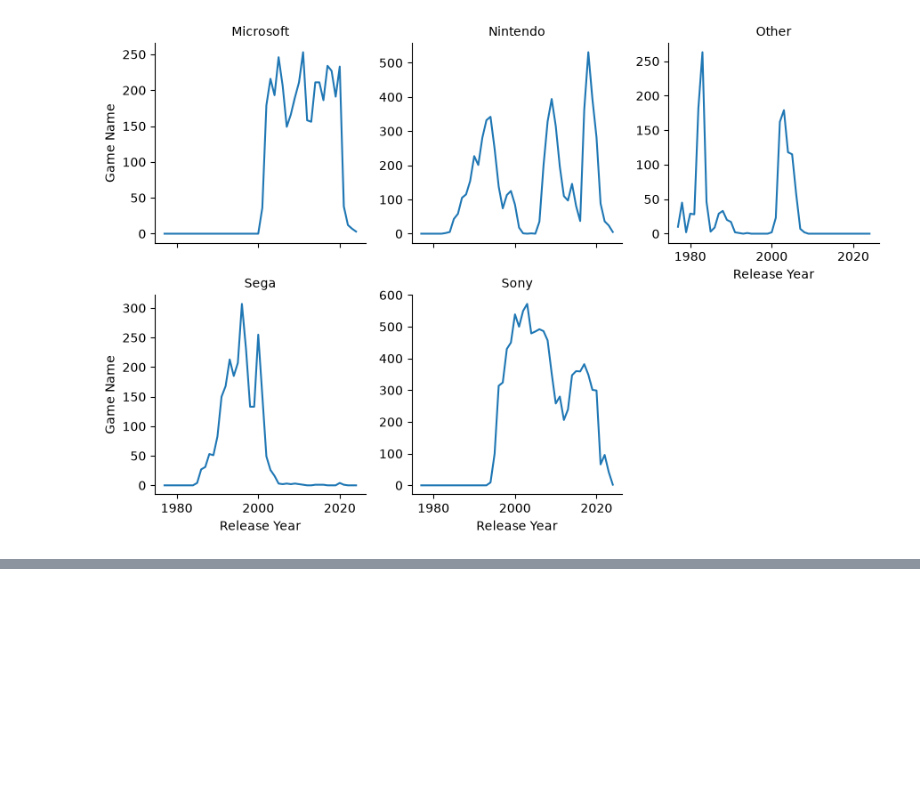
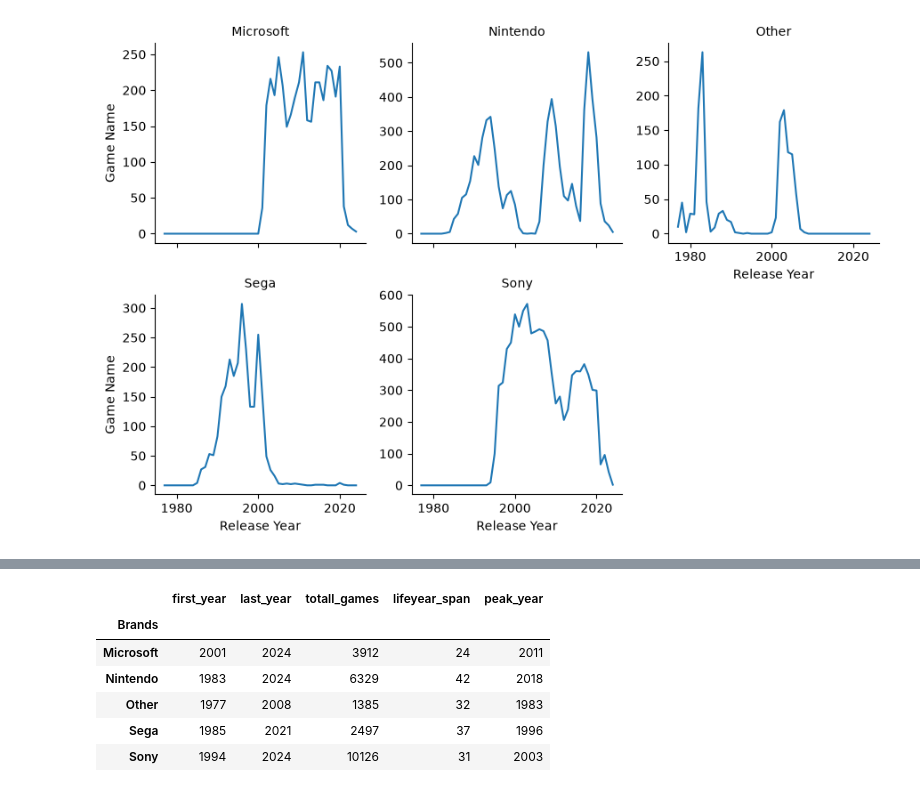
Before and after one commit to ahmadbinsohail/Handling_CSV, a Jupyter notebook: platform_wars_dashboard/main.ipynb, the cells around one changed output, grey strips where cells are left out. Cells and saved outputs as stored; diff of their text form; code cells hidden in the pictures; blank space fills up the shorter version.

Commit message:
Life_Span Table Add

```diff
--- a/platform_wars_dashboard/main.ipynb
+++ b/platform_wars_dashboard/main.ipynb
@@ -106,3 +106,7 @@ g.set_titles("{col_name}")
 # %% [output]
 <seaborn.axisgrid.FacetGrid at 0x...>
 [figure]
+# %%
+life = lib.groupby("Brands")["Release Year"].agg(first_year="min",last_year="max",totall_games="count")
+life["lifeyear_span"]= life["last_year"] - life["first_year"] + 1
+life
@@ -109,3 +121,19 @@ g.set_titles("{col_name}")
+# %%
+yearly = lib.groupby(["Brands","Release Year"]).size()
+yearly
+try :
+ life["peak_year"]= yearly.groupby(level=0).idxmax().str[1]
+except AttributeError :
+ life["peak_year"]= yearly.groupby(level=0).idxmax().map(lambda x: x[1])
+life
+# %% [output]
+|  | first_year | last_year | totall_games | lifeyear_span | peak_year |
+| Brands |  |  |  |  |  |
+| Microsoft | 2001 | 2024 | 3912 | 24 | 2011 |
+| Nintendo | 1983 | 2024 | 6329 | 42 | 2018 |
+| Other | 1977 | 2008 | 1385 | 32 | 1983 |
+| Sega | 1985 | 2021 | 2497 | 37 | 1996 |
+| Sony | 1994 | 2024 | 10126 | 31 | 2003 |
 # %%
 (df.groupby("System Full")["Units(m)"].apply(lambda s:s.isna().mean()*100)).sort_values()
 # %% [output]
```
Also changed, not shown: parts of 2 cells of this notebook.
